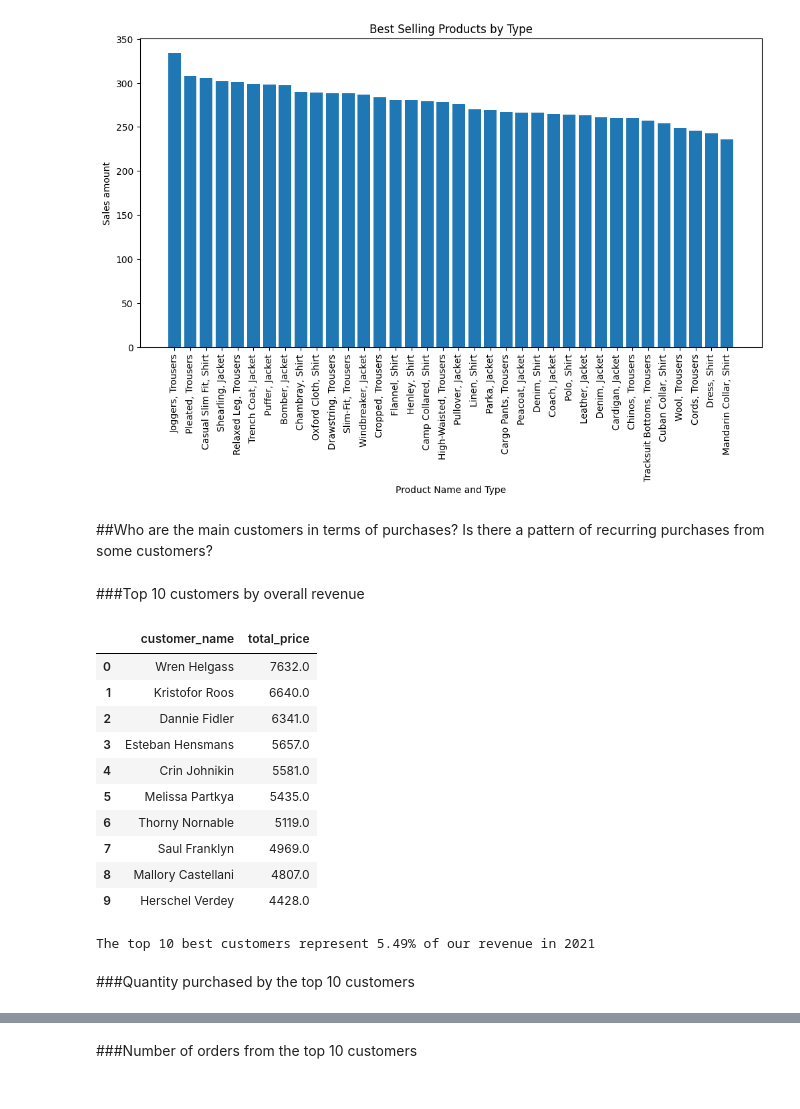
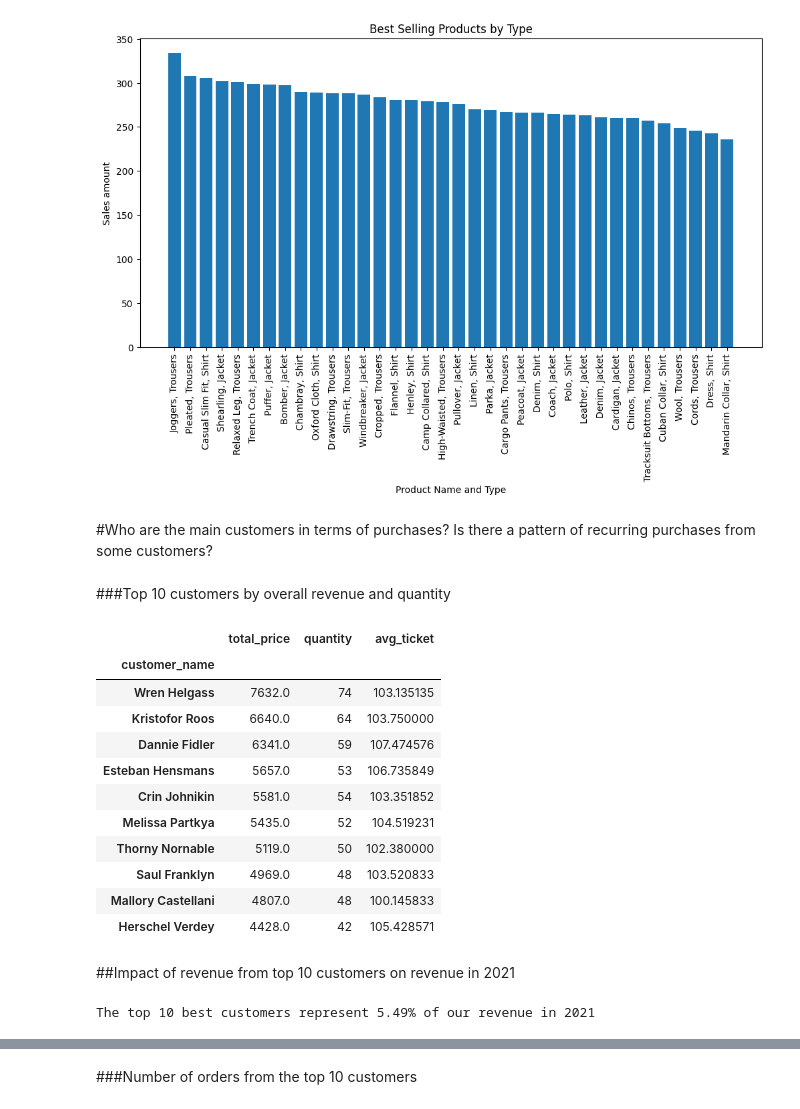
Before and after one commit to AmaroRegly/Trend_Store_Project, a Jupyter notebook: Trend_Project_Analysis.ipynb, the cells around one changed output, grey strips where cells are left out. Drawn from its saved outputs; the diff is of its cells as text; code cells hidden in the pictures.

```diff
--- a/Trend_Project_Analysis.ipynb
+++ b/Trend_Project_Analysis.ipynb
@@ -322,29 +304,33 @@ plt.show()
 # %% [output]
 [figure]
 # %% [markdown]
-##Who are the main customers in terms of purchases? Is there a pattern of recurring purchases from some customers?
+#Who are the main customers in terms of purchases? Is there a pattern of recurring purchases from some customers?
 # %% [markdown]
-###Top 10 customers by overall revenue
+###Top 10 customers by overall revenue and quantity
 # %%
-top_customer = general_df[['customer_name', 'total_price']].groupby('customer_name').total_price.sum().sort_values(ascending=False).head(10).reset_index()
-top_customer
+top_customer = general_df[['customer_name', 'total_price', 'quantity']].groupby('customer_name').sum([['total_price', 'quantity']]).sort_values(by='total_price', ascending=False).head(10)
-# %% [output]
-|  | customer_name | total_price |
-| 0 | Wren Helgass | 7632.0 |
-| 1 | Kristofor Roos | 6640.0 |
-| 2 | Dannie Fidler | 6341.0 |
-| 3 | Esteban Hensmans | 5657.0 |
-| 4 | Crin Johnikin | 5581.0 |
-| 5 | Melissa Partkya | 5435.0 |
-| 6 | Thorny Nornable | 5119.0 |
-| 7 | Saul Franklyn | 4969.0 |
-| 8 | Mallory Castellani | 4807.0 |
-| 9 | Herschel Verdey | 4428.0 |
+# %%
+top_customer = general_df[['customer_name', 'total_price', 'quantity']].groupby('customer_name').sum().sort_values(by='total_price', ascending=False).head(10)
+top_customer['avg_ticket'] = top_customer['total_price'] / top_customer['quantity']
+top_customer
+# %% [output]
+|  | total_price | quantity | avg_ticket |
+| customer_name |  |  |  |
+| Wren Helgass | 7632.0 | 74 | 103.135135 |
+| Kristofor Roos | 6640.0 | 64 | 103.750000 |
+| Dannie Fidler | 6341.0 | 59 | 107.474576 |
+| Esteban Hensmans | 5657.0 | 53 | 106.735849 |
+| Crin Johnikin | 5581.0 | 54 | 103.351852 |
+| Melissa Partkya | 5435.0 | 52 | 104.519231 |
+| Thorny Nornable | 5119.0 | 50 | 102.380000 |
+| Saul Franklyn | 4969.0 | 48 | 103.520833 |
+| Mallory Castellani | 4807.0 | 48 | 100.145833 |
+| Herschel Verdey | 4428.0 | 42 | 105.428571 |
+# %% [markdown]
+##Impact of revenue from top 10 customers on revenue in 2021
 # %%
 total_top_customer = top_customer['total_price'].sum()
 impact_top_cutomers = (total_top_customer * 100) / total_sales
 print(f'The top 10 best customers represent {impact_top_cutomers:.2f}% of our revenue in 2021')
 # %% [output]
 The top 10 best customers represent 5.49% of our revenue in 2021
-# %% [markdown]
-###Quantity purchased by the top 10 customers
```
Also changed, not shown: parts of 14 cells of this notebook.
